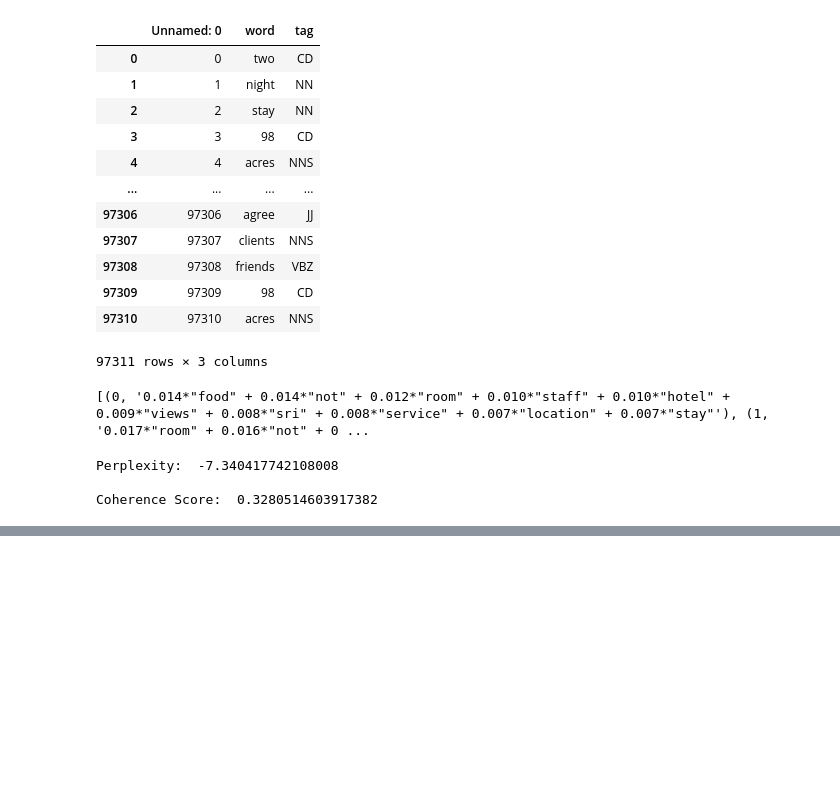
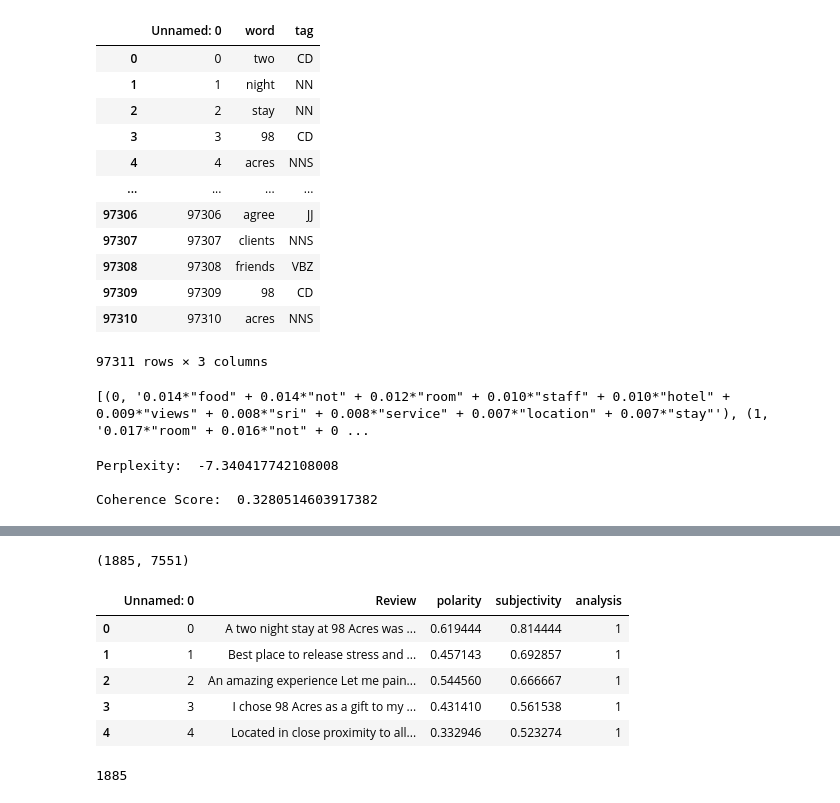
Before and after one commit to OshidiWeerakulasuriya/Practice-Python, a Jupyter notebook: UpdatedOverallSA.ipynb, the cells around one changed output, grey strips where cells are left out. Saved outputs shown, nothing was run; the diff lists cells and outputs as text; code cells hidden in the pictures; blank space fills up the shorter version.

```diff
--- a/UpdatedOverallSA.ipynb
+++ b/UpdatedOverallSA.ipynb
@@ -333,0 +391,17 @@ files.download('dfinal.csv')
+# %%
+X.shape
+# %% [output]
+(1885, 7551)
+# %%
+data.head()
+# %% [output]
+|  | Unnamed: 0 | Review | polarity | subjectivity | analysis |
+| 0 | 0 | A two night stay at 98 Acres was ... | 0.619444 | 0.814444 | 1 |
+| 1 | 1 | Best place to release stress and ... | 0.457143 | 0.692857 | 1 |
+| 2 | 2 | An amazing experience Let me pain... | 0.544560 | 0.666667 | 1 |
+| 3 | 3 | I chose 98 Acres as a gift to my ... | 0.431410 | 0.561538 | 1 |
+| 4 | 4 | Located in close proximity to all... | 0.332946 | 0.523274 | 1 |
+# %%
+len(data_final)
+# %% [output]
+1885
```
Also changed, not shown: parts of 3 cells of this notebook.
